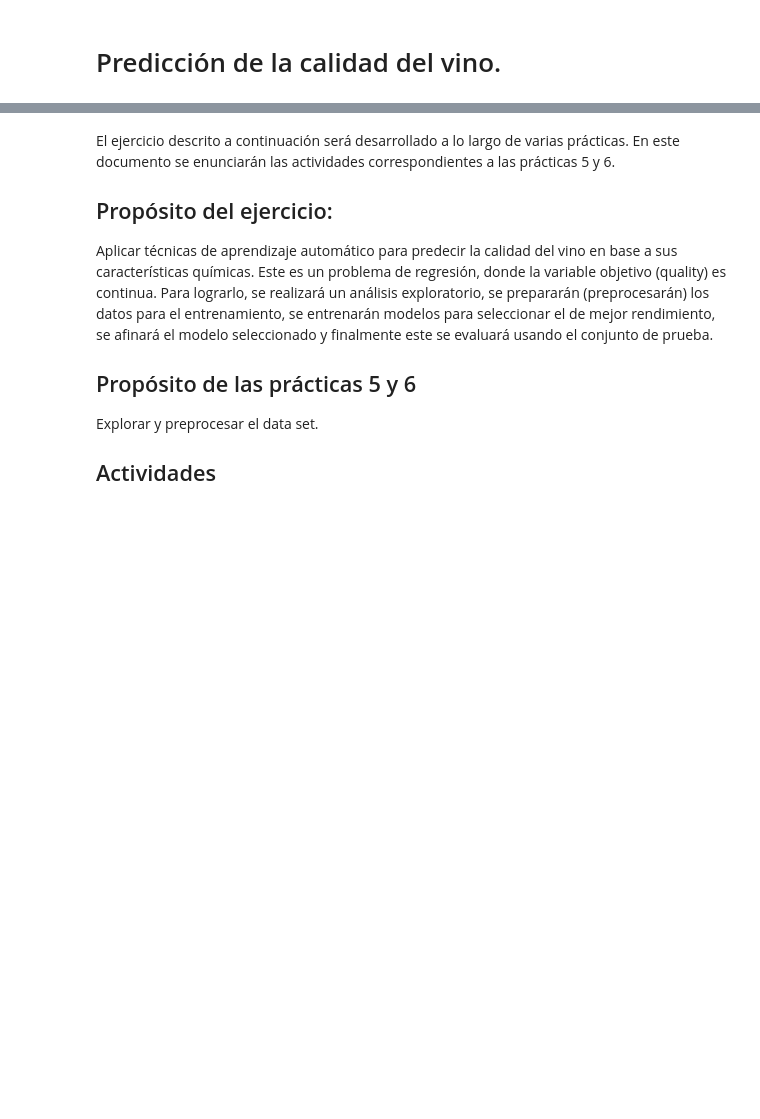
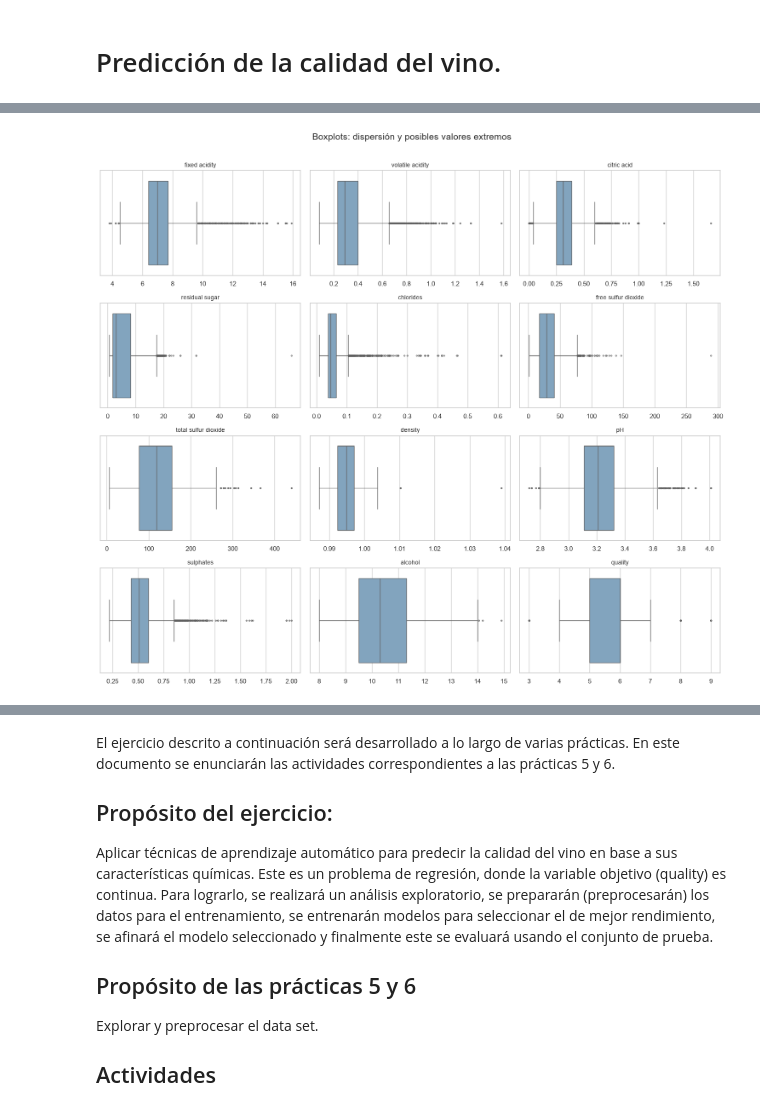
Before and after one commit to JB1302/Big-Data-G2, a Jupyter notebook: Tarea/Grupo2_SC707_Practica5-6_LN.ipynb, the cells around one changed output, grey strips where cells are left out. Drawn from its saved outputs; the diff is of its cells as text; code cells hidden in the pictures; blank space fills up the shorter version.

```diff
--- a/Tarea/Grupo2_SC707_Practica5-6_LN.ipynb
+++ b/Tarea/Grupo2_SC707_Practica5-6_LN.ipynb
@@ -6,0 +251,13 @@
+# %%
+fig, axes = plt.subplots(4, 3, figsize=(15, 13))
+for ax, columna in zip(axes.flat, variables_hist):
+    sns.boxplot(x=datos[columna], ax=ax, color="#78A6C8", fliersize=2)
+    ax.set_title(columna, fontsize=10)
+    ax.set_xlabel("")
+for ax in axes.flat[len(variables_hist):]:
+    ax.axis("off")
+plt.suptitle("Boxplots: dispersión y posibles valores extremos", fontsize=15, y=1.01)
+plt.tight_layout()
+plt.show()
+# %% [output]
+[figure, added]
```
Also changed, not shown: parts of 21 cells of this notebook.
